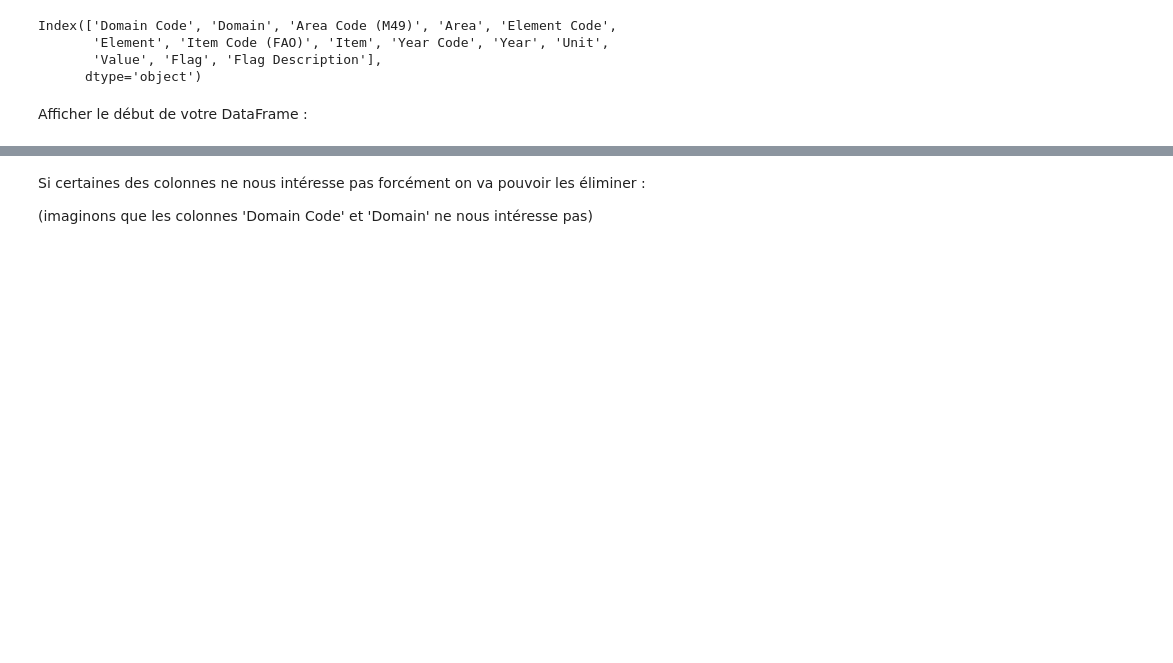
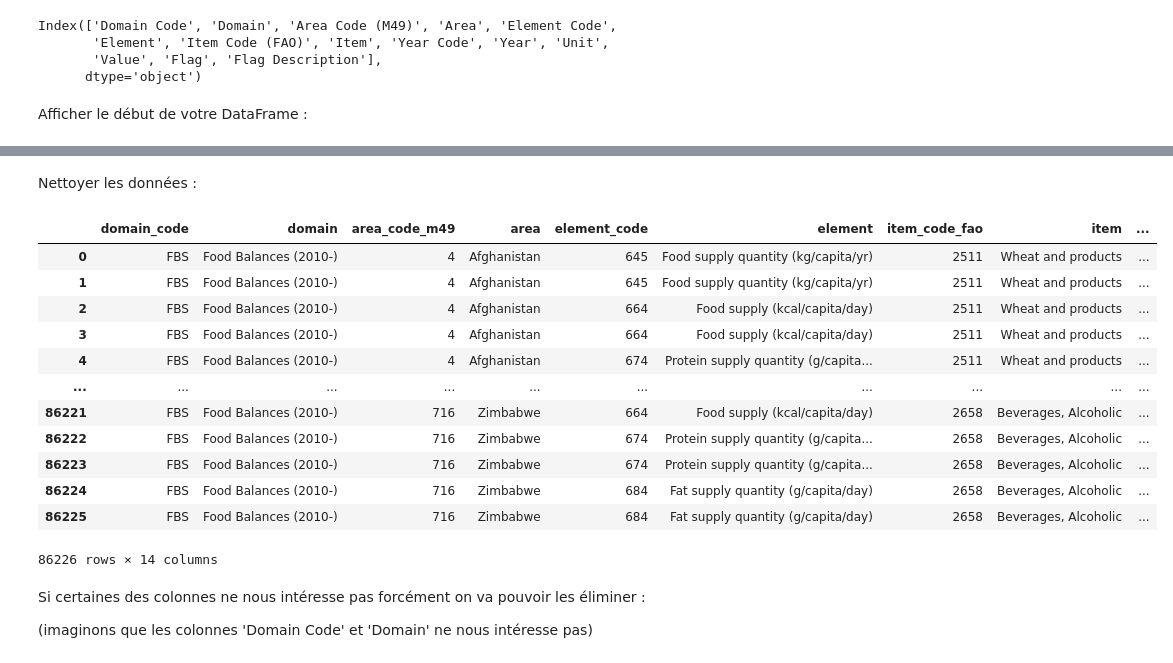
Before and after one commit to Hamza-Benhammou/brief_data_CCH, a Jupyter notebook: lesson_pandas.ipynb, the cells around one changed output, grey strips where cells are left out. Drawn from its saved outputs; the diff is of its cells as text; code cells hidden in the pictures; blank space fills up the shorter version.

```diff
--- a/lesson_pandas.ipynb
+++ b/lesson_pandas.ipynb
@@ -79,3 +58,22 @@ data.head()
+# %% [markdown]
+Nettoyer les données :
+# %%
+data.columns = [title.lower().strip().replace(" ", "_").replace("(", "").replace(")", "") for title in data.columns]
+display(data)
+# %% [output]
+|  | domain_code | domain | area_code_m49 | area | element_code | element | item_code_fao | item | ... |
+| 0 | FBS | Food Balances (2010-) | 4 | Afghanistan | 645 | Food supply quantity (kg/capita/yr) | 2511 | Wheat and products | ... |
+| 1 | FBS | Food Balances (2010-) | 4 | Afghanistan | 645 | Food supply quantity (kg/capita/yr) | 2511 | Wheat and products | ... |
+| 2 | FBS | Food Balances (2010-) | 4 | Afghanistan | 664 | Food supply (kcal/capita/day) | 2511 | Wheat and products | ... |
+| 3 | FBS | Food Balances (2010-) | 4 | Afghanistan | 664 | Food supply (kcal/capita/day) | 2511 | Wheat and products | ... |
+| 4 | FBS | Food Balances (2010-) | 4 | Afghanistan | 674 | Protein supply quantity (g/capita... | 2511 | Wheat and products | ... |
+| ... | ... | ... | ... | ... | ... | ... | ... | ... | ... |
+| 86221 | FBS | Food Balances (2010-) | 716 | Zimbabwe | 664 | Food supply (kcal/capita/day) | 2658 | Beverages, Alcoholic | ... |
+| 86222 | FBS | Food Balances (2010-) | 716 | Zimbabwe | 674 | Protein supply quantity (g/capita... | 2658 | Beverages, Alcoholic | ... |
+| 86223 | FBS | Food Balances (2010-) | 716 | Zimbabwe | 674 | Protein supply quantity (g/capita... | 2658 | Beverages, Alcoholic | ... |
+| 86224 | FBS | Food Balances (2010-) | 716 | Zimbabwe | 684 | Fat supply quantity (g/capita/day) | 2658 | Beverages, Alcoholic | ... |
+| 86225 | FBS | Food Balances (2010-) | 716 | Zimbabwe | 684 | Fat supply quantity (g/capita/day) | 2658 | Beverages, Alcoholic | ... |
+86226 rows × 14 columns
 # %% [markdown]
 Si certaines des colonnes ne nous intéresse pas forcément on va pouvoir les éliminer :
 
```
Also changed, not shown: parts of 17 cells of this notebook, 1 other file.
